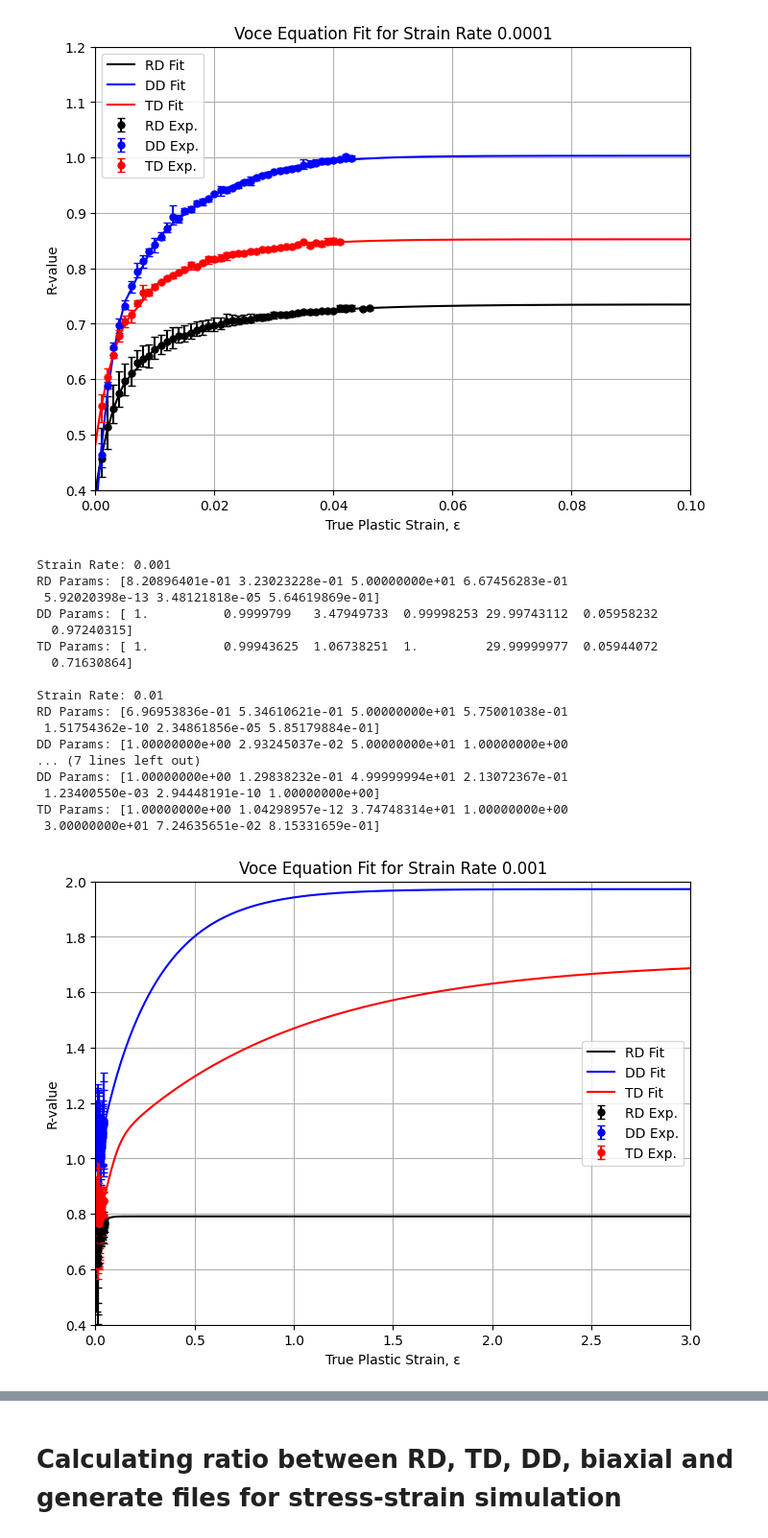
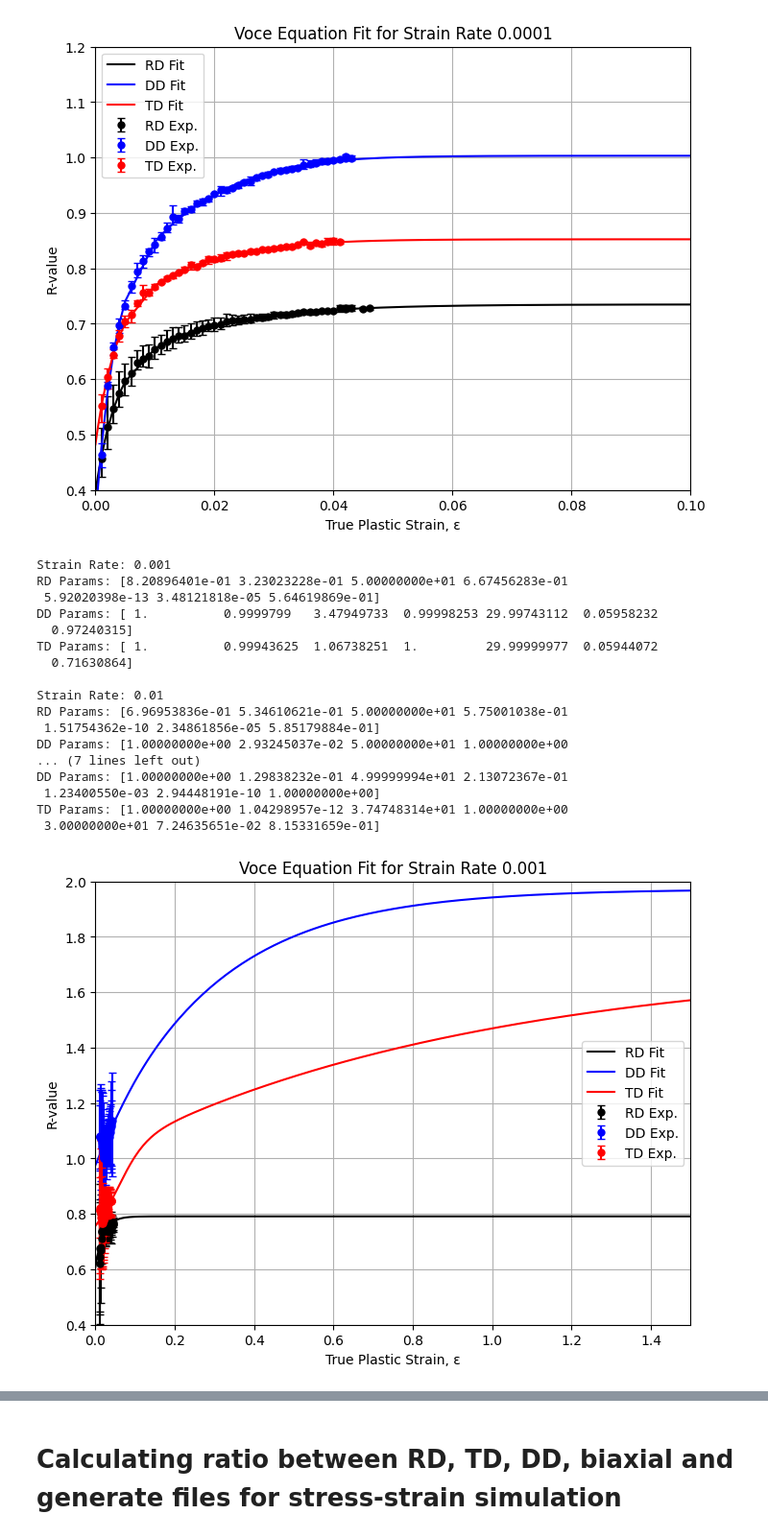
Before and after one commit to meiannnnn/coe-final-project, a Jupyter notebook: sv_fitting.ipynb, the cells around one changed output, grey strips where cells are left out. Shown at 96% size. Saved outputs shown, nothing was run; the diff lists cells and outputs as text; code cells hidden in the pictures.

```diff
--- a/sv_fitting.ipynb
+++ b/sv_fitting.ipynb
@@ -126,7 +185,7 @@ def analyze_msv_fit(file_path, strain_column, stress_column, title, initial_gues
         initial_guess = [1500, 20, 0.2, 2000, 0.02, 0.3, 5] # Default values if not provided
 
     # Adjusted bounds to limit parameter values
-    bounds = ([500, 0, 0, 500, 0, 0, 0], [5000, 50, 1, 5000, 0.2, 1, 20])
+    bounds = ([0, 0, 0, 0, 0, 0, 0], [5000, 50, 1, 5000, 0.2, 1, 20])
 
     # Separate data into low and high strain regions
     low_strain = strain[strain < 0.02]
@@ -150,7 +209,6 @@ def analyze_msv_fit(file_path, strain_column, stress_column, title, initial_gues
     fitted_high_stress = modified_swift_voce(high_strain, *params_high)
 
     # Plot experimental and fitted curves
-    plt.figure(figsize=(10, 6))
     plt.scatter(low_strain, low_stress, label='Low Strain Data', color='red')
     plt.scatter(high_strain, high_stress, label='High Strain Data', color='blue')
     plt.plot(low_strain, fitted_low_stress, color='orange', linestyle='--', label='Fitted Low Strain')
@@ -159,9 +217,8 @@ def analyze_msv_fit(file_path, strain_column, stress_column, title, initial_gues
     plt.xlabel('True Strain')
     plt.ylabel('True Stress')
     plt.title(title)
-    plt.legend()
+    plt.legend(fontsize='large')
     plt.grid(True)
-    plt.tight_layout()
     plt.show()
 
     # Print fitted parameters for both regions
@@ -176,17 +233,21 @@ def analyze_msv_fit(file_path, strain_column, stress_column, title, initial_gues
           f'Alpha: {params_high[5]:.4f}, Beta: {params_high[6]:.4f}')
 
     extended_strain = pd.read_csv("data/strain_extended.csv")['strain']
+    extended_strain = extended_strain[extended_strain <= 1.5]
     low_stress = modified_swift_voce(extended_strain[extended_strain < 0.02], *params_low)
     high_stress = modified_swift_voce(extended_strain[extended_strain >= 0.02], *params_high)
     extended_stress = np.concatenate((low_stress, high_stress))
-    plt.scatter(strain, stress, label='Experimental Data', color='red')
+    plt.scatter(strain, stress, label='Experimental Data', color='red', s=10)
     plt.plot(extended_strain, extended_stress, label='Fitted Curve', color='blue')
     plt.xlabel('True Strain')
     plt.ylabel('True Stress')
     plt.title(f"{title}_extended")
-    plt.legend()
+    plt.legend(fontsize='large')
+    plt.ylim(bottom=min(extended_stress))
+    plt.grid(True)
     plt.show()
 
+    '''
     # Create a DataFrame to save the results
     df = pd.DataFrame({
         'Strain': extended_strain,
@@ -196,9 +257,11 @@ def analyze_msv_fit(file_path, strain_column, stress_column, title, initial_gues
     # Save the DataFrame to a CSV file
     output_file_path = f"extended_curve/{title}.csv"  # Adjust the filename as needed
     df.to_csv(output_file_path, index=False)
+    '''
     return params_low, params_high
 
 condition = 'Tmp298.15K_StrRt1_RD'
 #condition = 'Tmp473.15K_StrRt0.1_RD'
-analyze_msv_fit('data/Exp_FC_StrRtDpn_TmpDpn_Tmp298.csv', condition + '_E', condition + '_S', condition)
+condition = 'Tmp373.15K_StrRt0.0001_RD'
+analyze_msv_fit('data/Exp_FC_StrRtDpn_TmpDpn_Tmp373.csv', condition + '_E', condition + '_S', condition)
 # %% [output]
@@ -220,13 +283,13 @@ params_name  = ['alpha', 'A', 'epsilon_0', 'n', 'k0', 'Q', 'beta']
 
 conditions_77 = ['Tmp77.15K_StrRt0.0001_RD']
 conditions_233 = ['Tmp233.15K_StrRt0.0001_RD']
-conditions_298 = ['Tmp298.15K_StrRt0.0001_RD', 'Tmp298.15K_StrRt0.0001_DD', 'Tmp298.15K_StrRt0.0001_TD', 'Tmp298.15K_StrRt0.001_RD', 'Tmp298.15K_StrRt0.001_DD', 'Tmp298.15K_StrRt0.001_TD', 'Tmp298.15K_StrRt0.01_RD', 'Tmp298.15K_StrRt0.01_DD', 'Tmp298.15K_StrRt0.01_TD', 'Tmp298.15K_StrRt0.1_RD','Tmp298.15K_StrRt0.1_DD', 'Tmp298.15K_StrRt0.1_TD']
+#conditions_298 = ['Tmp298.15K_StrRt0.0001_RD', 'Tmp298.15K_StrRt0.0001_DD', 'Tmp298.15K_StrRt0.0001_TD', 'Tmp298.15K_StrRt0.001_RD', 'Tmp298.15K_StrRt0.001_DD', 'Tmp298.15K_StrRt0.001_TD', 'Tmp298.15K_StrRt0.01_RD', 'Tmp298.15K_StrRt0.01_DD', 'Tmp298.15K_StrRt0.01_TD', 'Tmp298.15K_StrRt0.1_RD','Tmp298.15K_StrRt0.1_DD', 'Tmp298.15K_StrRt0.1_TD']
 conditions_373 = ['Tmp373.15K_StrRt0.0001_RD', 'Tmp373.15K_StrRt0.001_RD', 'Tmp373.15K_StrRt0.01_RD', 'Tmp373.15K_StrRt0.1_RD']
 conditions_473 = ['Tmp473.15K_StrRt0.0001_RD', 'Tmp473.15K_StrRt0.001_RD', 'Tmp473.15K_StrRt0.01_RD']
 conditions_573 = ['Tmp573.15K_StrRt0.0001_RD', 'Tmp573.15K_StrRt0.001_RD', 'Tmp573.15K_StrRt0.01_RD', 'Tmp573.15K_StrRt0.1_RD']
 conditions_673 = ['Tmp673.15K_StrRt0.0001_RD', 'Tmp673.15K_StrRt0.001_RD', 'Tmp673.15K_StrRt0.01_RD', 'Tmp673.15K_StrRt0.1_RD']
-conditions = [conditions_77, conditions_233, conditions_298, conditions_373, conditions_473, conditions_573, conditions_673]
-temps = ['77', '233', '298', '373', '473', '573', '673']
+conditions = [conditions_77, conditions_233, conditions_373, conditions_473, conditions_573, conditions_673]
+temps = ['77', '233', '373', '473', '573', '673']
 
 for i in range(len(conditions)):
     for condition in conditions[i]:
@@ -548,7 +595,7 @@ def process_strain_rate(strain_rate_label, strain_col, rd_col, dd_col, td_col, r
     plt.title(f'Voce Equation Fit for Strain Rate {strain_rate_label}')
     plt.legend()
     plt.grid(True)
-    plt.xlim([0, 3])  # Adjusting the x-axis limits
+    plt.xlim([0, 1.5])  # Adjusting the x-axis limits
     plt.ylim([0.4, 2])  # Adjusting the y-axis limits
     plt.savefig(f'Voce_Equation_Fit_{strain_rate_label}.png', dpi=300)
 
@@ -579,31 +626,31 @@ strain_rate_info = [
 # Loop through strain rates and print fitted parameters
 for strain_rate_label, strain_col, rd_col, dd_col, td_col, rd_u_col, rd_l_col, dd_u_col, dd_l_col, td_u_col, td_l_col in strain_rate_info:
     rd_params, dd_params, td_params = process_strain_rate(strain_rate_label, strain_col, rd_col, dd_col, td_col, rd_u_col, rd_l_col, dd_u_col, dd_l_col, td_u_col, td_l_col)
 
     # Check if parameters are returned successfully
     if rd_params is not None and dd_params is not None and td_params is not None:
         print(f"Strain Rate: {strain_rate_label}")
         print(f"RD Params: {rd_params}")
         print(f"DD Params: {dd_params}")
         print(f"TD Params: {td_params}\n")
     else:
         print(f"Failed to fit parameters for strain rate {strain_rate_label}.\n")
 # %% [output]
 Strain Rate: 0.001
 RD Params: [8.20896401e-01 3.23023228e-01 5.00000000e+01 6.67456283e-01
  5.92020398e-13 3.48121818e-05 5.64619869e-01]
 DD Params: [ 1.          0.9999799   3.47949733  0.99998253 29.99743112  0.05958232
   0.97240315]
 TD Params: [ 1.          0.99943625  1.06738251  1.         29.99999977  0.05944072
   0.71630864]
 
 Strain Rate: 0.01
 RD Params: [6.96953836e-01 5.34610621e-01 5.00000000e+01 5.75001038e-01
  1.51754362e-10 2.34861856e-05 5.85179884e-01]
 DD Params: [1.00000000e+00 2.93245037e-02 5.00000000e+01 1.00000000e+00
 ... (7 lines left out)
 DD Params: [1.00000000e+00 1.29838232e-01 4.99999994e+01 2.13072367e-01
  1.23400550e-03 2.94448191e-10 1.00000000e+00]
 TD Params: [1.00000000e+00 1.04298957e-12 3.74748314e+01 1.00000000e+00
  3.00000000e+01 7.24635651e-02 8.15331659e-01]
-[figure, old version]
+[figure, new version]
```
Also changed, not shown: parts of 6 cells of this notebook, 1 other file.
